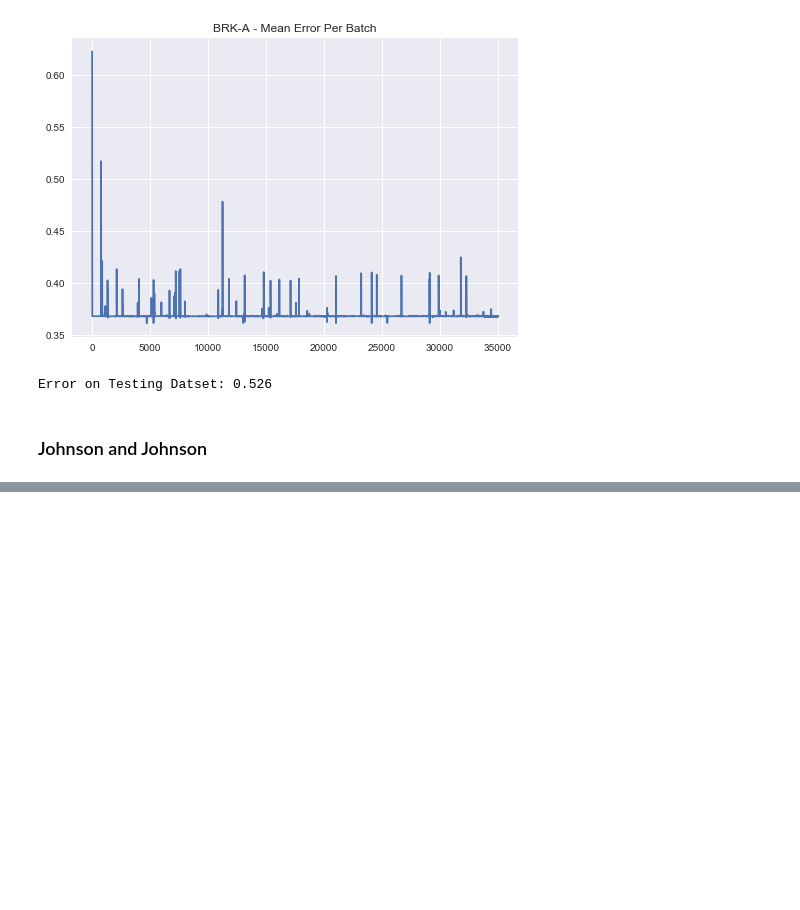
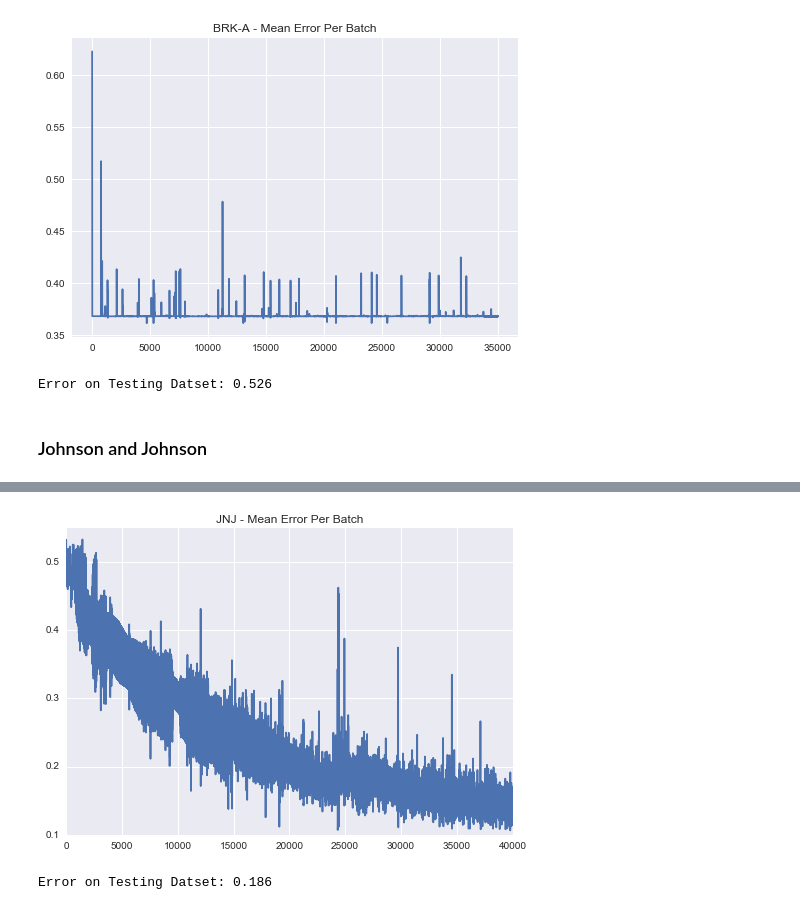
Before and after one commit to Quantumgame/INFO597-DeepLearning-GameTheory, a Jupyter notebook: applications/dailyStocks/lstm.ipynb, the cells around one changed output, grey strips where cells are left out. Cells and saved outputs as stored; diff of their text form; code cells hidden in the pictures; blank space fills up the shorter version.

```diff
--- a/applications/dailyStocks/lstm.ipynb
+++ b/applications/dailyStocks/lstm.ipynb
@@ -255,0 +202,21 @@ model.reset()
+# %%
+epoch = 40000
+num_cells=50
+
+features_test = features[10000:]
+labels_test = features[10000:]
+features = features[:10000]
+labels = labels[:10000]
+len(features_test)
+
+model = LSTM(num_hidden=num_cells)
+predictions, train_error, test_error = model.run(features, labels, epoch=epoch, test_features=features_test,
+                                                test_labels=labels_test)
+plt.title('JNJ - Mean Error Per Batch')
+plt.plot(train_error)
+plt.show()
+plt.close()
+print('Error on Testing Datset:', test_error)
+# %% [output]
+[figure, added]
+Error on Testing Datset: 0.186
```
Also changed, not shown: parts of 11 cells of this notebook.
